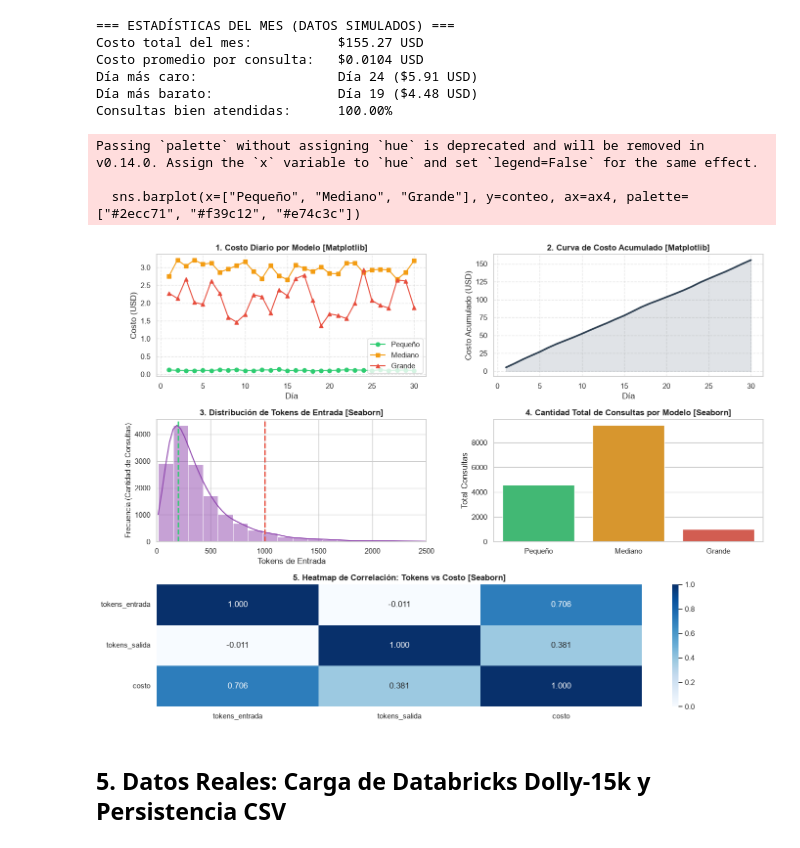
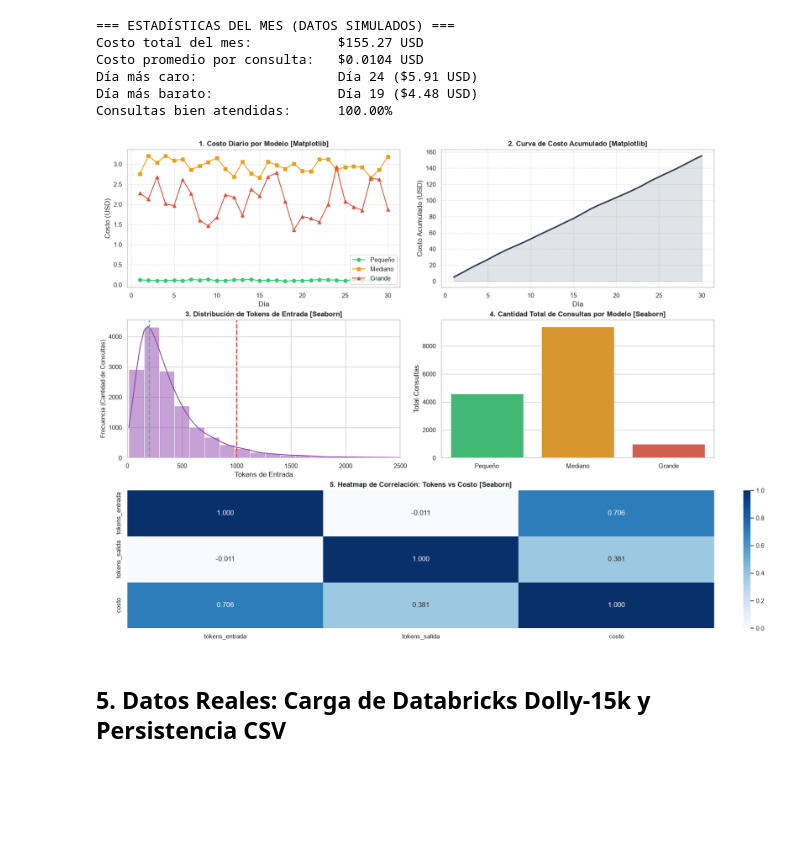
Before and after one commit to miguelcarbajal-utec/101-final-project, a Jupyter notebook: notebooks/simulador_finops_ia.ipynb, the cells around one changed output. Drawn from its saved outputs; the diff is of its cells as text; code cells hidden in the pictures; blank space fills up the shorter version.

```diff
--- a/notebooks/simulador_finops_ia.ipynb
+++ b/notebooks/simulador_finops_ia.ipynb
@@ -56,7 +53,7 @@ def generar_consultas(
     dispersion: float,
     semilla: int
 ) -> tuple[np.ndarray, np.ndarray]:
-    """Genera matrices de tokens con distribución de colas pesadas según el criterio de Huanchaco."""
+    """Genera matrices de tokens con distribución lognormal de colas pesadas."""
     np.random.seed(semilla)
     tamano = (num_dias, consultas_por_dia)
 
@@ -75,11 +72,10 @@ def asignar_modelo(tokens_entrada: np.ndarray, umbrales: list[int] | np.ndarray)
 
 
 def calcular_costo(tokens_entrada: np.ndarray, tokens_salida: np.ndarray, asignacion: np.ndarray, precios: np.ndarray) -> np.ndarray:
-    """Calcula el costo vectorizado en USD por consulta usando Fancy Indexing y calibración."""
+    """Calcula el costo vectorizado en USD por consulta usando Fancy Indexing sobre la matriz de precios."""
     p_in = precios[asignacion, 0]
     p_out = precios[asignacion, 1]
-    costo_base = (tokens_entrada * p_in + tokens_salida * p_out) / 1_000_000.0
-    return costo_base * FACTOR_LUMEN
+    return (tokens_entrada * p_in + tokens_salida * p_out) / 1_000_000.0
 
 
 def evaluar_atencion(tokens_entrada: np.ndarray, asignacion: np.ndarray, capacidad: np.ndarray) -> np.ndarray:
@@ -165,8 +161,8 @@ Consultas bien atendidas:      100.00%
 # %%
 # Construcción de las 5 Visualizaciones
 sns.set_theme(style="whitegrid", palette="muted")
-fig = plt.figure(figsize=(16, 12))
-gs = fig.add_gridspec(3, 2, hspace=0.35, wspace=0.25)
+fig = plt.figure(figsize=(16, 12), layout="constrained")
+gs = fig.add_gridspec(3, 2)
 
 # 1. Costo diario por modelo (Matplotlib)
 ax1 = fig.add_subplot(gs[0, 0])
@@ -192,39 +188,36 @@ ax2.grid(True, linestyle="--", alpha=0.5)
 in_flat = mat_in_sim.flatten()
 out_flat = mat_out_sim.flatten()
 asig_flat = asignar_modelo(in_flat, UMBRALES)
 costos_flat = calcular_costo(in_flat, out_flat, asig_flat, PRECIOS)
 df_detalle = pd.DataFrame({"tokens_entrada": in_flat, "tokens_salida": out_flat, "costo": costos_flat})
 
 # 3. Distribución de tokens de entrada (Seaborn)
 ax3 = fig.add_subplot(gs[1, 0])
 sns.histplot(df_detalle["tokens_entrada"], kde=True, ax=ax3, color="#8e44ad", bins=50)
 ax3.axvline(200, color="#2ecc71", linestyle="--", linewidth=2, label="Umbral Pequeño (200 tkn)")
 ax3.axvline(1000, color="#e74c3c", linestyle="--", linewidth=2, label="Umbral Mediano/Grande (1,000 tkn)")
 ax3.set_xlim(0, 2500)
 ax3.set_title("3. Distribución de Tokens de Entrada [Seaborn]", fontweight="bold")
 ax3.set_xlabel("Tokens de Entrada")
 ax3.set_ylabel("Frecuencia (Cantidad de Consultas)", fontsize=11)
 
 # 4. Cantidad de consultas por modelo (Seaborn)
 ax4 = fig.add_subplot(gs[1, 1])
 conteo = [df_sim["consultas_pequeno"].sum(), df_sim["consultas_mediano"].sum(), df_sim["consultas_grande"].sum()]
-sns.barplot(x=["Pequeño", "Mediano", "Grande"], y=conteo, ax=ax4, palette=["#2ecc71", "#f39c12", "#e74c3c"])
+modelos_lbl = ["Pequeño", "Mediano", "Grande"]
+sns.barplot(x=modelos_lbl, y=conteo, hue=modelos_lbl, ax=ax4, palette=["#2ecc71", "#f39c12", "#e74c3c"], legend=False)
 ax4.set_title("4. Cantidad Total de Consultas por Modelo [Seaborn]", fontweight="bold")
 ax4.set_ylabel("Total Consultas")
 
 # 5. Heatmap de correlación (Seaborn)
 ax5 = fig.add_subplot(gs[2, :])
 corr = df_detalle.corr()
 sns.heatmap(corr, annot=True, cmap="Blues", fmt=".3f", ax=ax5, vmin=0, vmax=1)
 ax5.set_title("5. Heatmap de Correlación: Tokens vs Costo [Seaborn]", fontweight="bold")
 
-plt.tight_layout()
 plt.show()
 # %% [output]
-Passing `palette` without assigning `hue` is deprecated and will be removed in v0.14.0. Assign the `x` variable to `hue` and set `legend=False` for the same effect.
-
-  sns.barplot(x=["Pequeño", "Mediano", "Grande"], y=conteo, ax=ax4, palette=["#2ecc71", "#f39c12", "#e74c3c"])
-[figure, old version]
+[figure, new version]
 # %% [markdown]
 ## 5. Datos Reales: Carga de Databricks Dolly-15k y Persistencia CSV
 # %%
```
Also changed, not shown: parts of 6 cells of this notebook, 6 other files.
